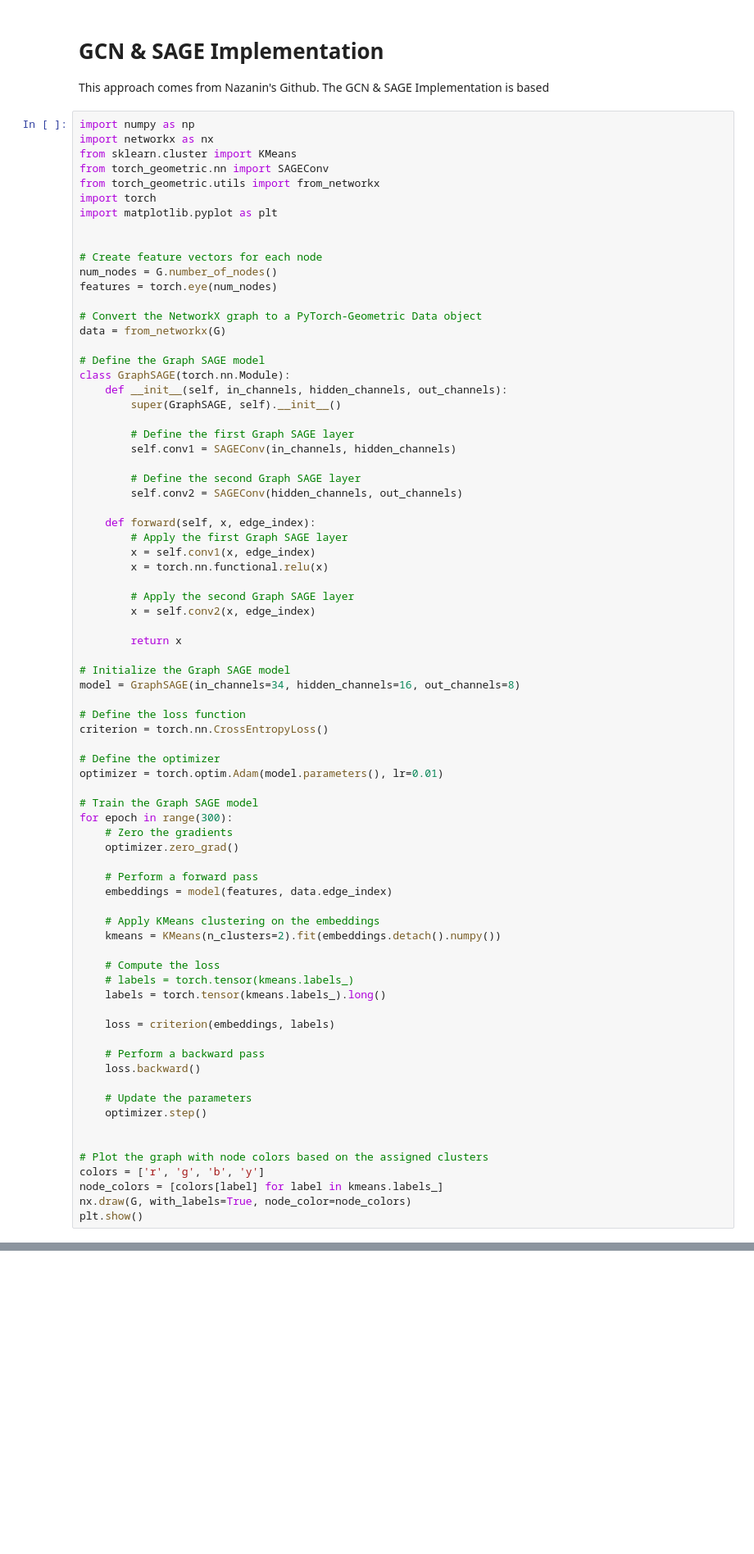
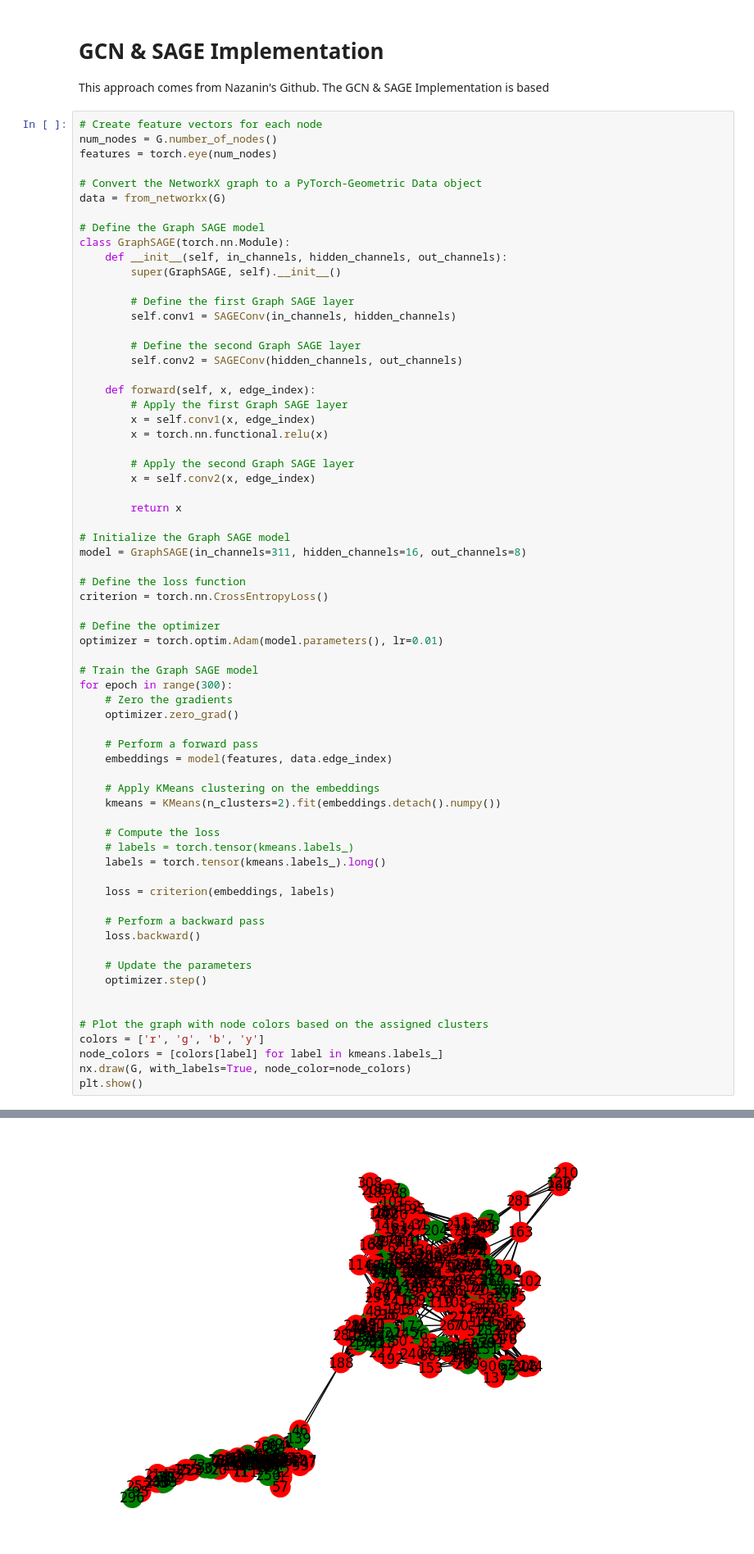
Before and after one commit to jegraham/Phase-1-Basic-GNN, a Jupyter notebook: Graham,_Jessica_Simple_GNN_Phase_1.ipynb, the cells around one changed output, grey strips where cells are left out. Shown at 82% size. Drawn from its saved outputs; the diff is of its cells as text; blank space fills up the shorter version.

```diff
--- a/Graham,_Jessica_Simple_GNN_Phase_1.ipynb
+++ b/Graham,_Jessica_Simple_GNN_Phase_1.ipynb
@@ -576,15 +602,6 @@ plt.show()
 
 This approach comes from Nazanin's Github. The GCN & SAGE Implementation is based
 # %%
-import numpy as np
-import networkx as nx
-from sklearn.cluster import KMeans
-from torch_geometric.nn import SAGEConv
-from torch_geometric.utils import from_networkx
-import torch
-import matplotlib.pyplot as plt
-
-
 # Create feature vectors for each node
 num_nodes = G.number_of_nodes()
 features = torch.eye(num_nodes)
@@ -614,7 +631,7 @@ class GraphSAGE(torch.nn.Module):
         return x
 
 # Initialize the Graph SAGE model
-model = GraphSAGE(in_channels=34, hidden_channels=16, out_channels=8)
+model = GraphSAGE(in_channels=311, hidden_channels=16, out_channels=8)
 
 # Define the loss function
 criterion = torch.nn.CrossEntropyLoss()
@@ -655,0 +672 @@ RuntimeError: ignored
+[figure, added]
```
Also changed, not shown: parts of 28 cells of this notebook.
